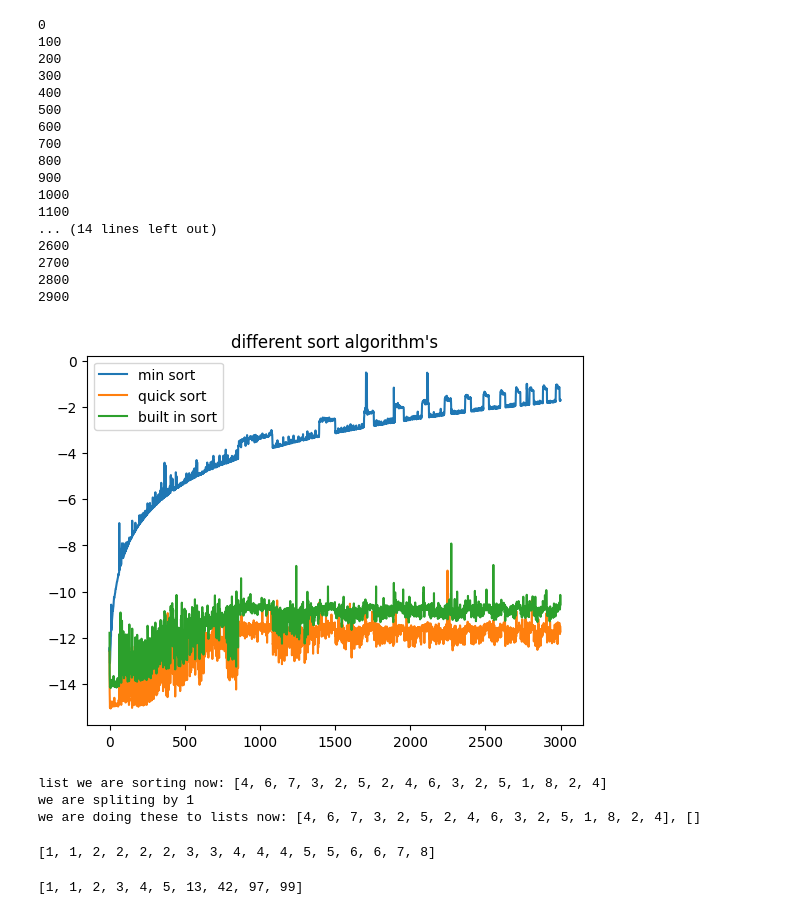
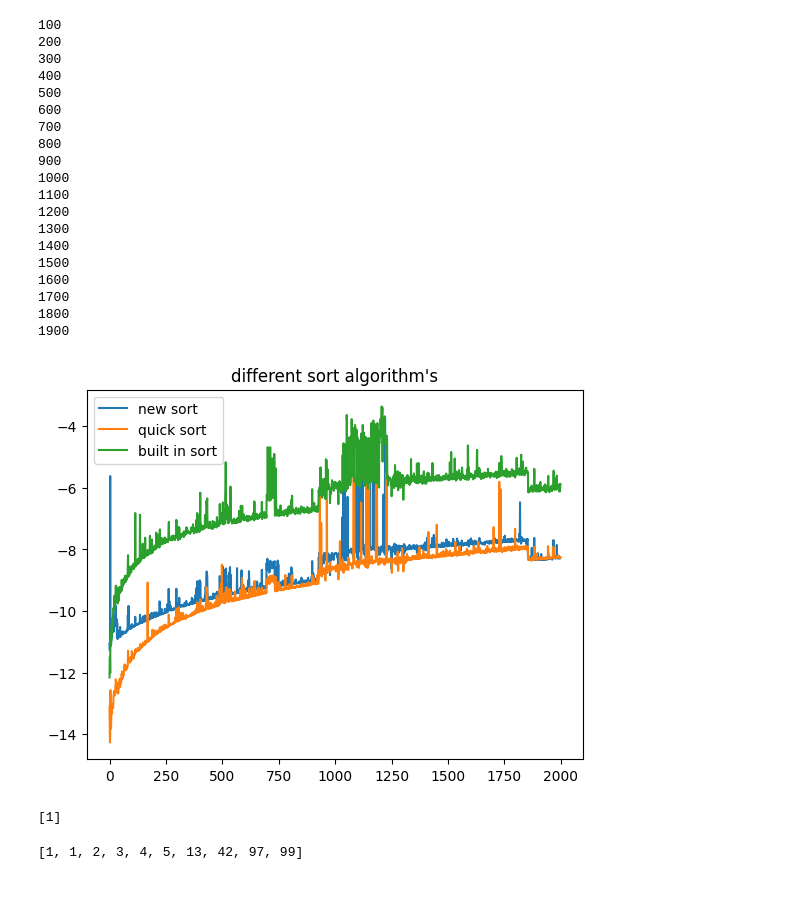
Before and after one commit to adrianyang2012/sorting_algorithims, a Jupyter notebook: sorting.ipynb, the cells around one changed output. Cells and saved outputs as stored; diff of their text form; code cells hidden in the pictures.

```diff
--- a/sorting.ipynb
+++ b/sorting.ipynb
@@ -34,60 +34,91 @@ def quick_sort(li,see_proccess=False):
       print(f"we are spliting by {choose}")
       print(f"we are doing these to lists now: {sort_1}, {sort_2}")
     return quick_sort(sort_2)+[choose]+quick_sort(sort_1)
+def remove_nan(li):
+  li2 = []
+  for i in range(1,len(li)):
+    if li[i]:
+      li2.append(li[i])
+  return li2
+def new_sort(li):
+  try:
+    li2 = [[] for i in range(0,max(li))]
+    for i in range(0,len(li)):
+      li2[li[i]-1].append(li[i])
+    for i in range(0,len(li2))
+    return li2.remove_nan
+  except:
+    return
 # %%
 sort_1s = []
 their_sorts = []
 quick_sorts = []
+new_sorts = []
 wrongs = 0
+wrongs2 = 0
 marker = 1
-for i in range(0,3000):
+test_min_sort = 0
+test_new_sort = 1
+
+for i in range(1,2000):
   if marker:
     if i % 100 == 0:
       print(i)
   rand_list = [random.randint(0,100) for i in range(0,i)]
-  s = timer()
-  x = min_sort(rand_list)
-  e = timer()
-  sort_1s.append(e-s)
+
   s = timer()
   y = sorted(rand_list)
   e = timer()
   their_sorts.append(e-s)
   s = timer()
   z = quick_sort(rand_list)
   e = timer()
   quick_sorts.append(e-s)
   if not z==y:
     wrongs+=1
-plt.plot([math.log(sort_1) for sort_1 in sort_1s],label='min sort')
+  if test_new_sort:
+    s = timer()
+    n = new_sort(rand_list)
+    e = timer()
+    new_sorts.append(e-s)
+    if not n==y:
+      wrongs2+=1
+  if test_min_sort:
+    s = timer()
+    x = min_sort(rand_list)
+    e = timer()
+    sort_1s.append(e-s)
+if test_min_sort:
+  plt.plot([math.log(sort_1) for sort_1 in sort_1s],label='min sort')
+if test_new_sort:
+  plt.plot([math.log(new_sort) for new_sort in new_sorts],label='new sort')
 plt.plot([math.log(sorts) for sorts in their_sorts],label='quick sort')
 plt.plot([math.log(quicks) for quicks in quick_sorts],label='built in sort')
 plt.title('different sort algorithm\'s')
 plt.legend(loc='upper left')
 plt.show()
 # %% [output]
-0
 100
 200
 300
 400
 500
 600
 700
 800
 900
 1000
 1100
-... (14 lines left out)
-2600
-2700
-2800
-2900
+1200
+1300
+1400
+1500
+1600
+1700
+1800
+1900
-[figure, old version]
+[figure, new version]
-# %%
-quick_sort([1,4,6,7,3,2,5,2,4,6,3,2,5,1,8,2,4],see_proccess = True)
-# %% [output]
-list we are sorting now: [4, 6, 7, 3, 2, 5, 2, 4, 6, 3, 2, 5, 1, 8, 2, 4]
-we are spliting by 1
-we are doing these to lists now: [4, 6, 7, 3, 2, 5, 2, 4, 6, 3, 2, 5, 1, 8, 2, 4], []
-[1, 1, 2, 2, 2, 2, 3, 3, 4, 4, 4, 5, 5, 6, 6, 7, 8]
+# %%
+new_sort([1,1,1])
+# %% [output]
+[1]
```
Also changed, not shown: parts of 1 cell of this notebook.
